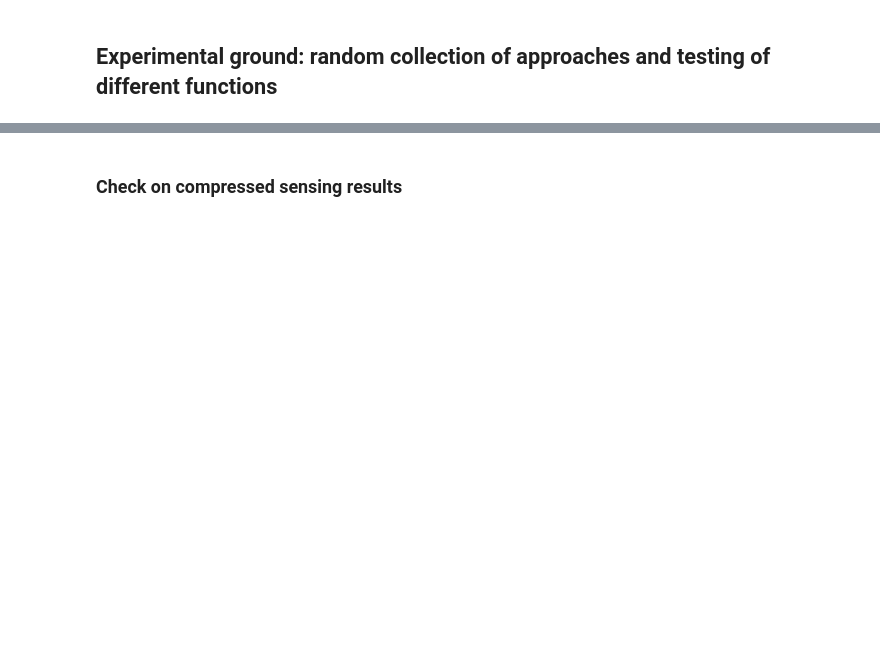
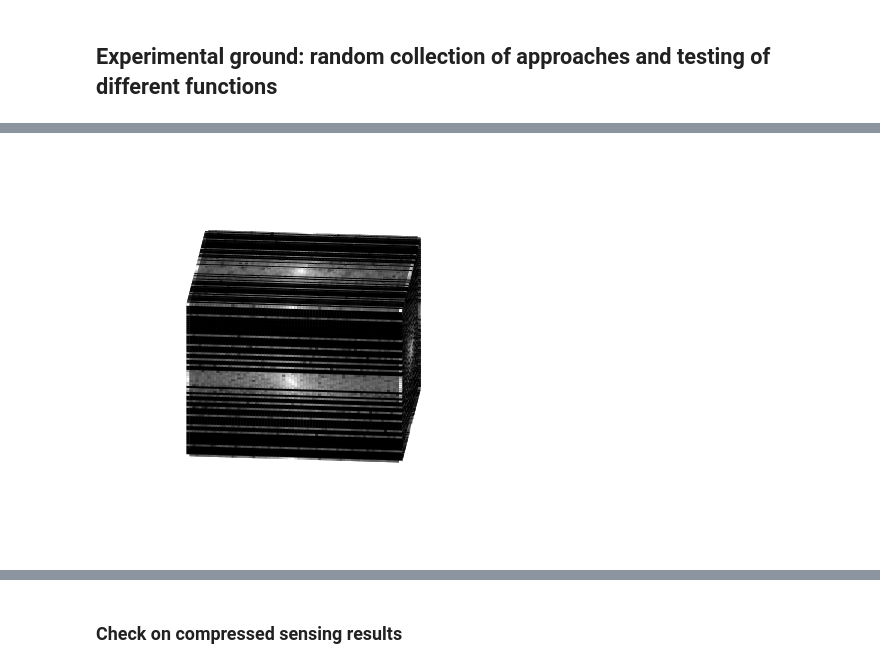
Before and after one commit to PiaaCaa/4DFlowNet, a Jupyter notebook: src/notebooks/experimental.ipynb, the cells around one changed output, grey strips where cells are left out. Cells and saved outputs as stored; diff of their text form; code cells hidden in the pictures; blank space fills up the shorter version.

```diff
--- a/src/notebooks/experimental.ipynb
+++ b/src/notebooks/experimental.ipynb
@@ -68,0 +229,93 @@ FileNotFoundError: [Errno 2] No such file or directory: '/mnt/c/Users/piacal/Cod
+# %%
+path_ksp = f'../../results/kspacesampling/final/ksp/u_kspace_M1_hr'
+
+ksp_sparse = np.abs(cfl.readcfl(path_ksp).squeeze()[:, :, :, 0,  0])
+ksp_sparse = adjust_image_size_centered(ksp_sparse[np.newaxis, ... ], (1, *ksp_full.shape)).squeeze()
+
+print('min/max', np.min(ksp_sparse), np.max(ksp_sparse))
+ksp_sparse +=1
+#normalisera
+ksp_sparse = np.log(ksp_sparse)
+print('min/max', np.min(ksp_sparse), np.max(ksp_sparse))
+# normalize between 0 and 1
+ksp_sparse = (ksp_sparse - np.min(ksp_sparse)) / (np.max(ksp_sparse) - np.min(ksp_sparse))
+print('min/max', np.min(ksp_sparse), np.max(ksp_sparse))
+
+x, y, z = ksp_sparse.shape
+
+# Create axis
+axes = [x, y, z]
+
+mid_x = ksp_sparse[x//2, :, :]
+mid_y = ksp_sparse[:, y//2, :]
+mid_z = ksp_sparse[:, :, z//2]
+
+ksp_sparse[0, :,  :] = mid_x
+ksp_sparse[-1, :, :] = mid_x
+ksp_sparse[:, 0,  :] = mid_y
+ksp_sparse[:, -1, :] = mid_y
+ksp_sparse[:, :,  0] = mid_z
+ksp_sparse[:, :, -1] = mid_z
+
+# set inner part of cube to zero
+ksp_sparse[1:-1, 1:-1, 1:-1] = 0
+
+# Create Data
+data = np.zeros(ksp_sparse.shape)
+data[0, :,  :] = 1
+data[-1, :, :] = 1
+data[:, 0,  :] = 1
+data[:, -1, :] = 1
+data[:, :,  0] = 1
+data[:, :, -1] = 1
+
+# ksp_sparse[-1, -1, :] = 0
+# ksp_sparse[-1,  0, :] = 0
+# ksp_sparse[0,  -1, :] = 0
+# ksp_sparse[0,   0, :] = 0
+
+# ksp_sparse[0,  :, -1] = 0
+# ksp_sparse[0,   :, 0] = 0
+# ksp_sparse[-1, :, -1] = 0
+# ksp_sparse[-1,  :, 0] = 0
+
+# ksp_sparse[:, -1, -1] = 0
+# ksp_sparse[:, -1,  0] = 0
+# ksp_sparse[:, 0,  -1] = 0
+# ksp_sparse[:, 0,   0] = 0
+
+# Control colour
+colors = np.empty(axes + [3], dtype=np.float32)
+
+print(colors.shape)
+b_x, b_y, b_z = np.where(data == 1)
+data.astype(bool)
+
+print(np.count_nonzero(colors), np.count_nonzero(data), np.count_nonzero(ksp_sparse))
+
+colors[b_x, b_y, b_z, 0] = ksp_sparse[b_x, b_y, b_z]
+colors[b_x, b_y, b_z, 1] = ksp_sparse[b_x, b_y, b_z]
+colors[b_x, b_y, b_z, 2] = ksp_sparse[b_x, b_y, b_z]
+
+print(np.count_nonzero(colors), np.count_nonzero(data), np.count_nonzero(ksp_sparse))
+
+# Plot figure
+fig = plt.figure()
+ax = fig.add_subplot(111, projection='3d', proj_type = 'ortho')
+ax.voxels(data, facecolors=colors, shade=False)
+plt.grid(b=None) # Hide grid lines
+plt.axis('off')  # Hide axes ticks
+ax.view_init(elev=20, azim=5, roll=1.3) # Set the view angle
+# ax.view_init(elev=17, azim=-80, roll = 2.1)
+
+plt.show()
+
+plt.imshow(mid_x)
+plt.show()
+
+plt.imshow(mid_y)
+plt.show()
+
+plt.imshow(mid_z)
+plt.show()
+# %% [output]
@@ -68,0 +329 @@ FileNotFoundError: [Errno 2] No such file or directory: '/mnt/c/Users/piacal/Cod
+[figure, added]
```
Also changed, not shown: parts of 68 cells of this notebook, 6 other files.
